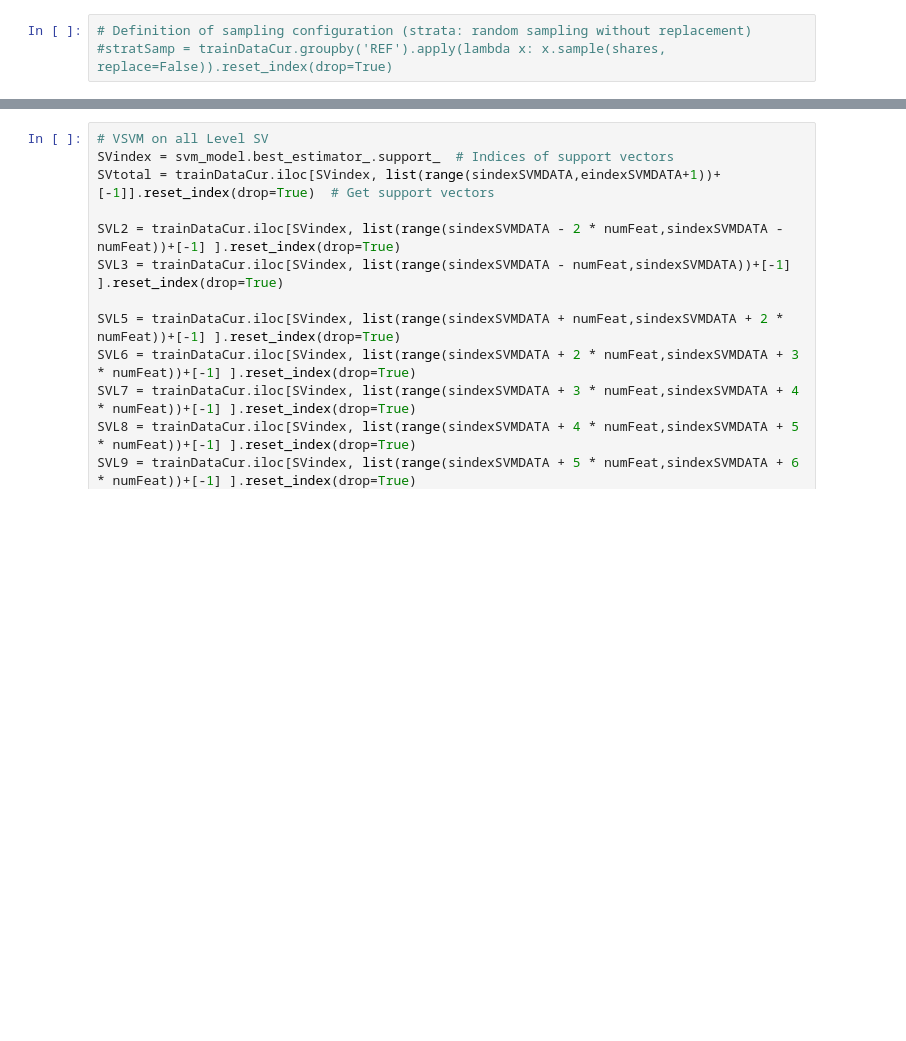
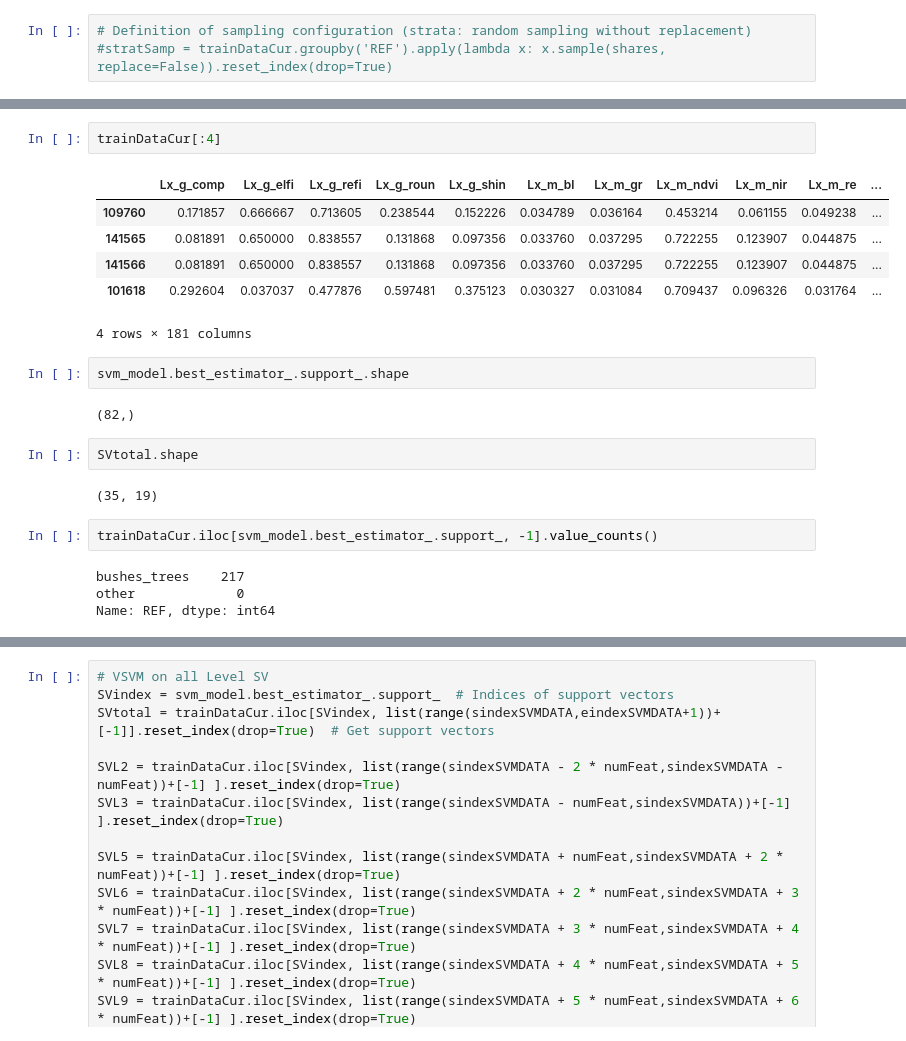
Before and after one commit to carls31/active-learning-virtual-SVM, a Jupyter notebook: AL_VSVM.ipynb, the cells around one changed output, grey strips where cells are left out. Drawn from its saved outputs; the diff is of its cells as text; blank space fills up the shorter version.

```diff
--- a/AL_VSVM.ipynb
+++ b/AL_VSVM.ipynb
@@ -486,0 +601,23 @@ trainDataCur.columns.shape
+# %%
+trainDataCur[:4]
+# %% [output]
+|  | Lx_g_comp | Lx_g_elfi | Lx_g_refi | Lx_g_roun | Lx_g_shin | Lx_m_bl | Lx_m_gr | Lx_m_ndvi | Lx_m_nir | Lx_m_re | ... |
+| 109760 | 0.171857 | 0.666667 | 0.713605 | 0.238544 | 0.152226 | 0.034789 | 0.036164 | 0.453214 | 0.061155 | 0.049238 | ... |
+| 141565 | 0.081891 | 0.650000 | 0.838557 | 0.131868 | 0.097356 | 0.033760 | 0.037295 | 0.722255 | 0.123907 | 0.044875 | ... |
+| 141566 | 0.081891 | 0.650000 | 0.838557 | 0.131868 | 0.097356 | 0.033760 | 0.037295 | 0.722255 | 0.123907 | 0.044875 | ... |
+| 101618 | 0.292604 | 0.037037 | 0.477876 | 0.597481 | 0.375123 | 0.030327 | 0.031084 | 0.709437 | 0.096326 | 0.031764 | ... |
+4 rows × 181 columns
+# %%
+svm_model.best_estimator_.support_.shape
+# %% [output]
+(82,)
+# %%
+SVtotal.shape
+# %% [output]
+(35, 19)
+# %%
+trainDataCur.iloc[svm_model.best_estimator_.support_, -1].value_counts()
+# %% [output]
+bushes_trees    217
+other             0
+Name: REF, dtype: int64
```
Also changed, not shown: parts of 63 cells of this notebook.
